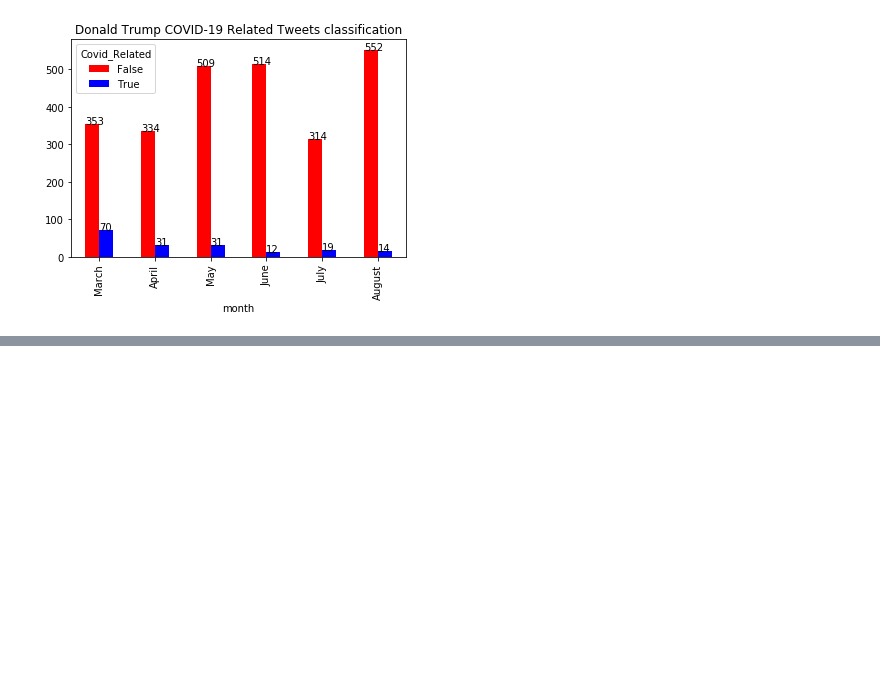
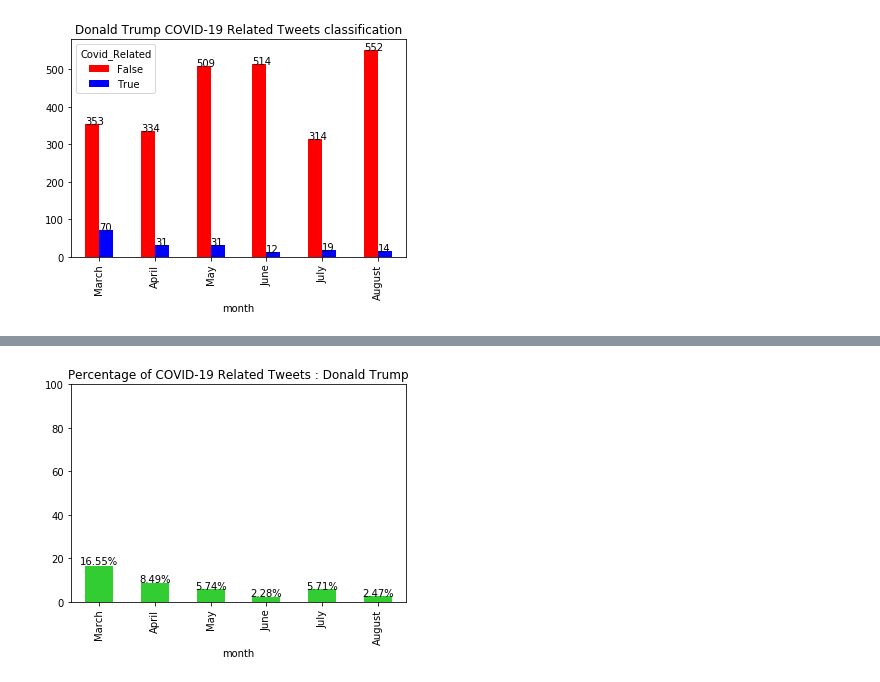
Before and after one commit to FahidLatheef/COVID-Related-Tweets-Frequency-over-the-months-for-famous-politicians, a Jupyter notebook: Plotting.ipynb, the cells around one changed output, grey strips where cells are left out. Cells and saved outputs as stored; diff of their text form; code cells hidden in the pictures; blank space fills up the shorter version.

```diff
--- a/Plotting.ipynb
+++ b/Plotting.ipynb
@@ -410,0 +420,20 @@ for p in ax3.patches:
+# %%
+plt6 = df_trump.groupby(['month','Covid_Related'], sort = True).size().unstack()
+plt6 = plt6.reindex(['March', 'April','May', 'June', 'July', 'August'])
+
+
+plt6['percentage'] = round((plt6[True]/ (plt6[False]+ plt6[True])*100),2)
+#plt6
+
+ax6 = plt6['percentage'].plot(kind='bar', color = 'limegreen')
+ax6.set_title('Percentage of COVID-19 Related Tweets : Donald Trump')
+ax6.set_ylim(0,100)
+
+# Annotation
+for p in ax6.patches:
+    width = p.get_width()
+    height = p.get_height()
+    x, y = p.get_xy()
+    ax6.annotate(f'{height}%', (x + width/2, y + height*1.04), ha='center')
+# %% [output]
+[figure, added]
```
Also changed, not shown: parts of 4 cells of this notebook.
